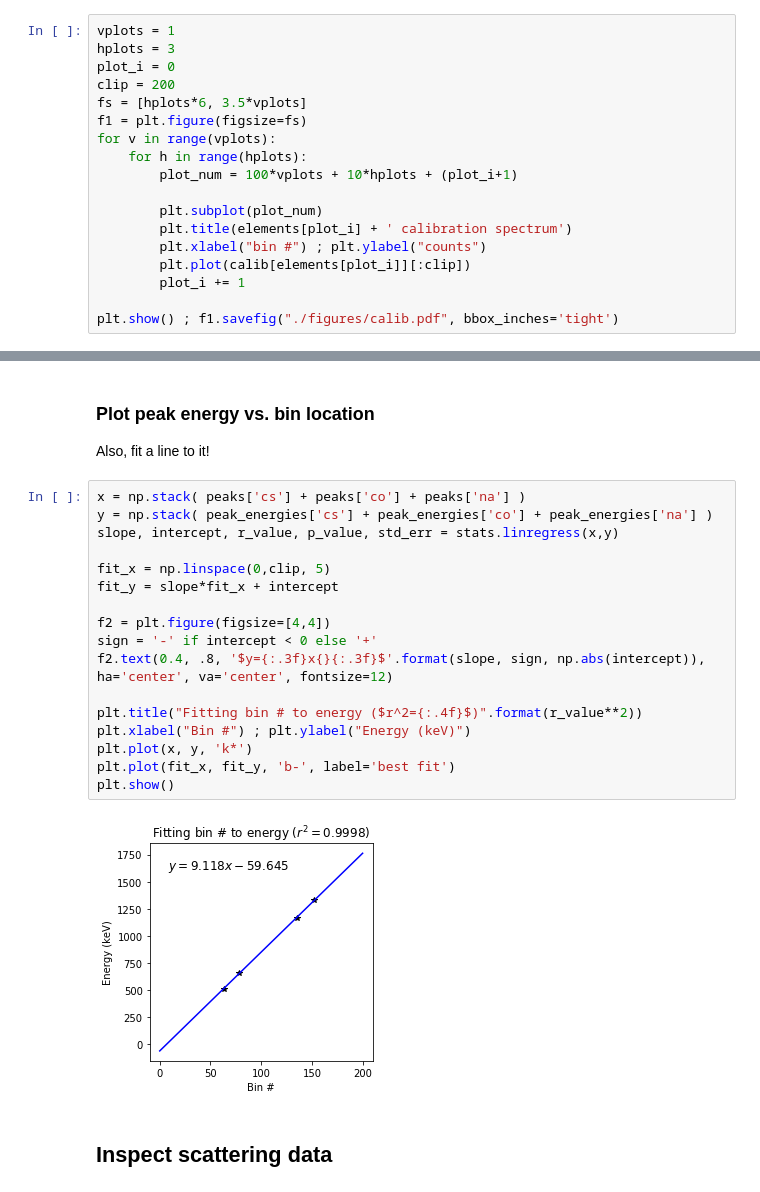
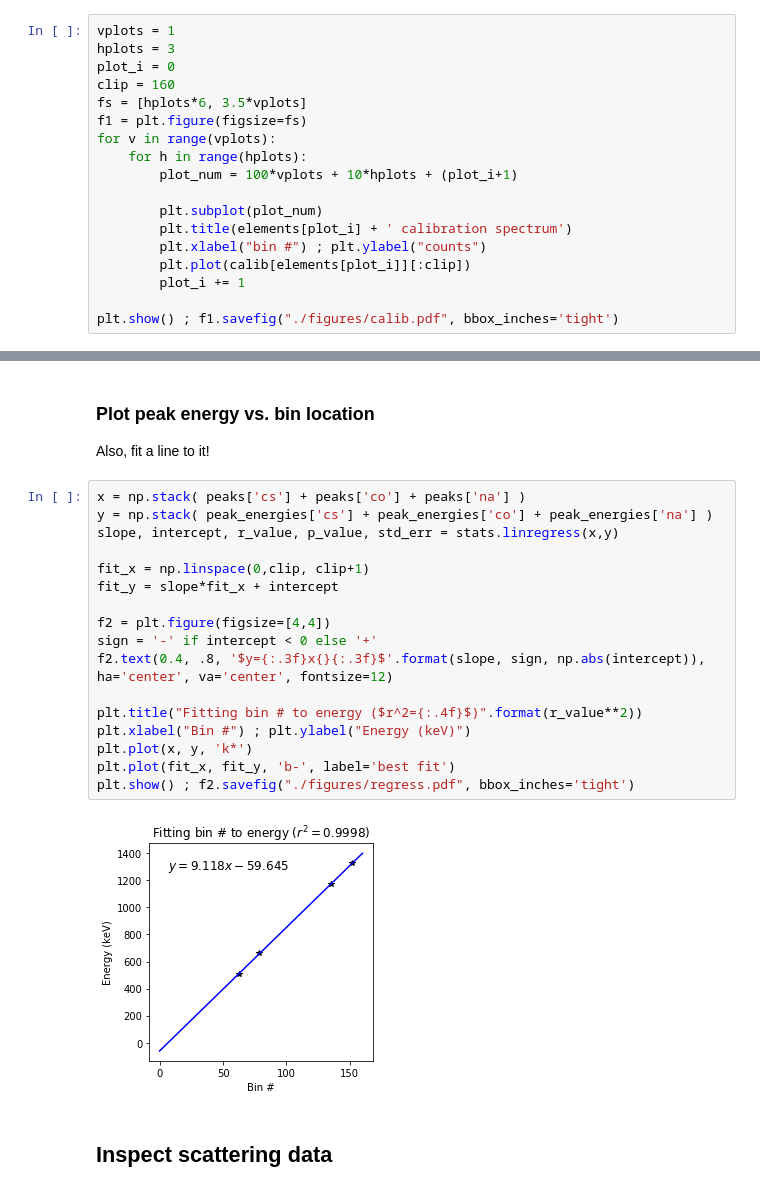
Before and after one commit to greydanus/compton, a Jupyter notebook: analysis.ipynb, the cells around one changed output, grey strips where cells are left out. Saved outputs shown, nothing was run; the diff lists cells and outputs as text.

```diff
--- a/analysis.ipynb
+++ b/analysis.ipynb
@@ -40,7 +40,7 @@ for a in angles:
 vplots = 1
 hplots = 3
 plot_i = 0
-clip = 200
+clip = 160
 fs = [hplots*6, 3.5*vplots]
 f1 = plt.figure(figsize=fs)
 for v in range(vplots):
@@ -111,22 +111,22 @@ Also, fit a line to it!
 # %%
 x = np.stack( peaks['cs'] + peaks['co'] + peaks['na'] )
 y = np.stack( peak_energies['cs'] + peak_energies['co'] + peak_energies['na'] )
 slope, intercept, r_value, p_value, std_err = stats.linregress(x,y)
 
-fit_x = np.linspace(0,clip, 5)
+fit_x = np.linspace(0,clip, clip+1)
 fit_y = slope*fit_x + intercept
 
 f2 = plt.figure(figsize=[4,4])
 sign = '-' if intercept < 0 else '+'
 f2.text(0.4, .8, '$y={:.3f}x{}{:.3f}$'.format(slope, sign, np.abs(intercept)), ha='center', va='center', fontsize=12)
 
 plt.title("Fitting bin # to energy ($r^2={:.4f}$)".format(r_value**2))
 plt.xlabel("Bin #") ; plt.ylabel("Energy (keV)")
 plt.plot(x, y, 'k*')
 plt.plot(fit_x, fit_y, 'b-', label='best fit')
-plt.show()
+plt.show() ; f2.savefig("./figures/regress.pdf", bbox_inches='tight')
 # %% [output]
-[figure, old version]
+[figure, new version]
 # %% [markdown]
 ## Inspect scattering data
 # %%
```
Also changed, not shown: parts of 4 cells of this notebook, 4 other files.
